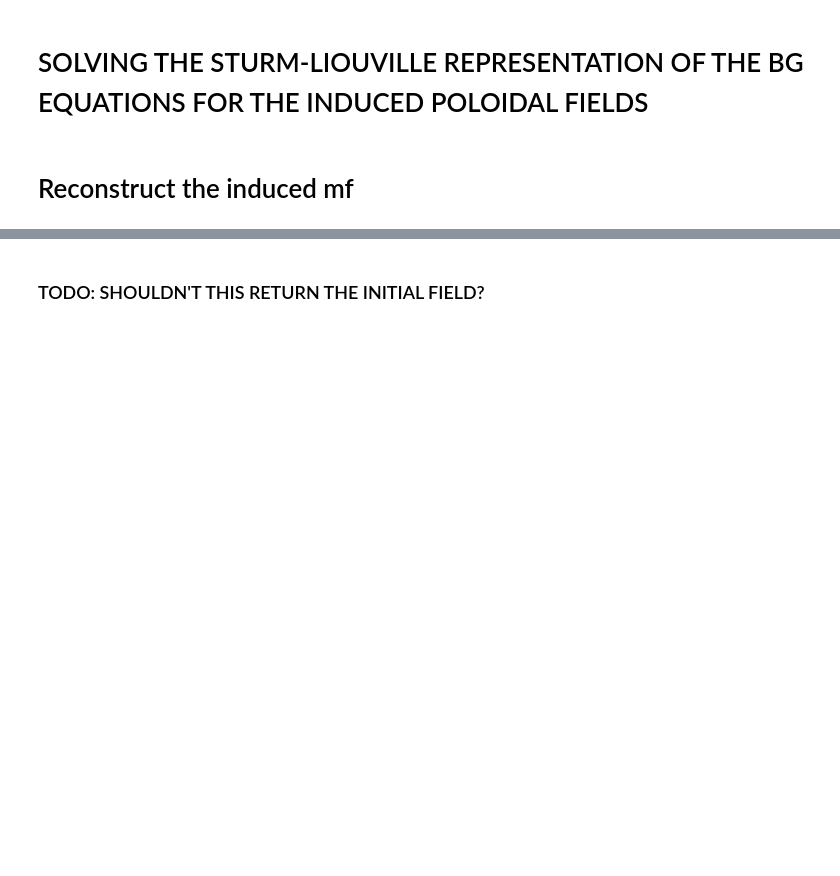
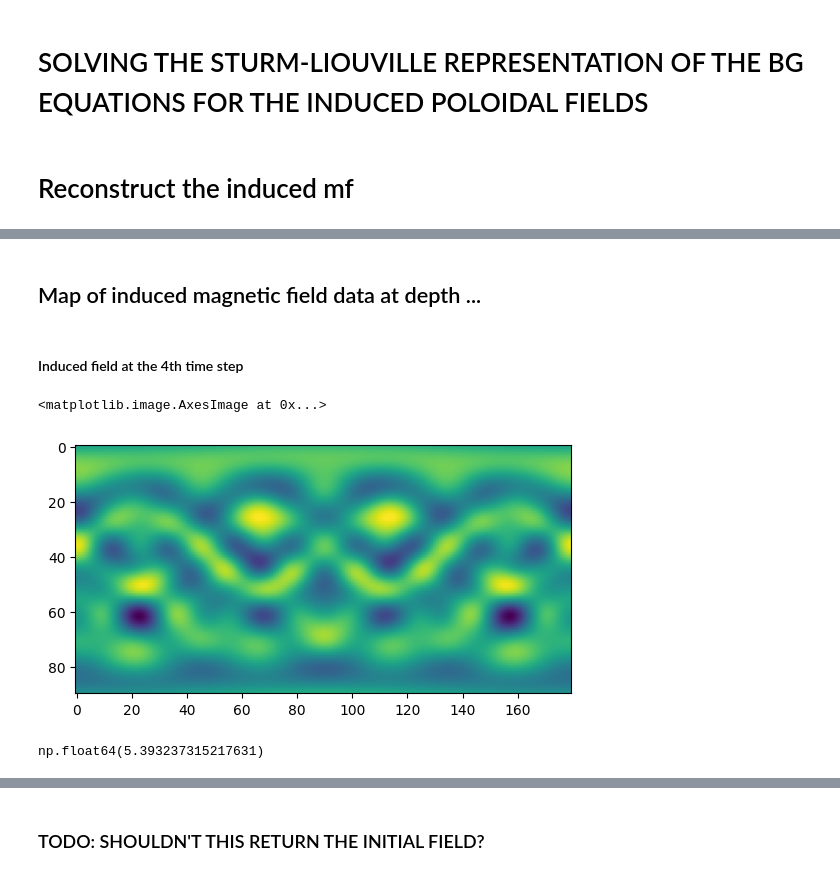
Before and after one commit to lukacskuslits/kuslits-et-al-current-loops, a Jupyter notebook: moving-sources-gpu/Compute-approx-coeffs-sturm-liouville.ipynb, the cells around one changed output, grey strips where cells are left out. Saved outputs shown, nothing was run; the diff lists cells and outputs as text; code cells hidden in the pictures; blank space fills up the shorter version.

```diff
--- a/moving-sources-gpu/Compute-approx-coeffs-sturm-liouville.ipynb
+++ b/moving-sources-gpu/Compute-approx-coeffs-sturm-liouville.ipynb
@@ -798,7 +998,7 @@ def q_SL(S0_r, psi_r, sh_two_index, c_SL, rho_SL):
     q_sl = q_sl_num/q_sl_denom
     return q_sl
 # %%
-r = torch.linspace(r0, r1, 25, device=device)
+r = torch.linspace(globals()['r0'], globals()['r1'], globals()['nr_r_samples'], device=device)
 c_sl = c_SL(r)
 rho_sl = rho_SL(r)
 # %%
@@ -831,7 +1031,7 @@ for gamma_two_index in range(1,globals()['gamma_max']):
 # %% [markdown]
 # Reconstruct the induced mf
 # %%
-time_steps = 10
+time_steps = 20
 # %%
 S_induced = torch.zeros([globals()['nr_r_samples'],globals()['gamma_max'], time_steps]).to(device)
 # %%
@@ -866,0 +1075,14 @@ S_induced_np = torch.squeeze(S_induced[:,:,0]).cpu().numpy()
+# %%
+def define_3d_grid_for_vector_SH_transform(sh, theta_mesh, lambda_mesh):
+    r = sh.spat_array()  # a spatial array, same as numpy.zeros(sh.spat_shape)
+    r[:,:] = 3.48e6
+    t = r.copy()
+    t[:, :] = theta_mesh
+    l = r.copy()
+    l[:, :] = lambda_mesh
+    return r, t, l
+# %%
+theta_arr = np.linspace(0,pi,90)
+lambda_arr = np.linspace(0,2*pi,180)
+theta_mesh, lambda_mesh = np.meshgrid(theta_arr, lambda_arr)
+Vr, Vt, Vp = define_3d_grid_for_vector_SH_transform(sh, theta_mesh.T, lambda_mesh.T)
@@ -866,0 +1098,13 @@ S_induced_np = torch.squeeze(S_induced[:,:,0]).cpu().numpy()
+# %% [markdown]
+## Map of induced magnetic field data at depth ...
+# %% [markdown]
+#### Induced field at the 4th time step
+# %%
+plt.imshow(Vt)
+# %% [output]
+<matplotlib.image.AxesImage at 0x...>
+[figure, added]
+# %%
+np.max(Vt)
+# %% [output]
+np.float64(5.393237315217631)
```
Also changed, not shown: parts of 49 cells of this notebook.
